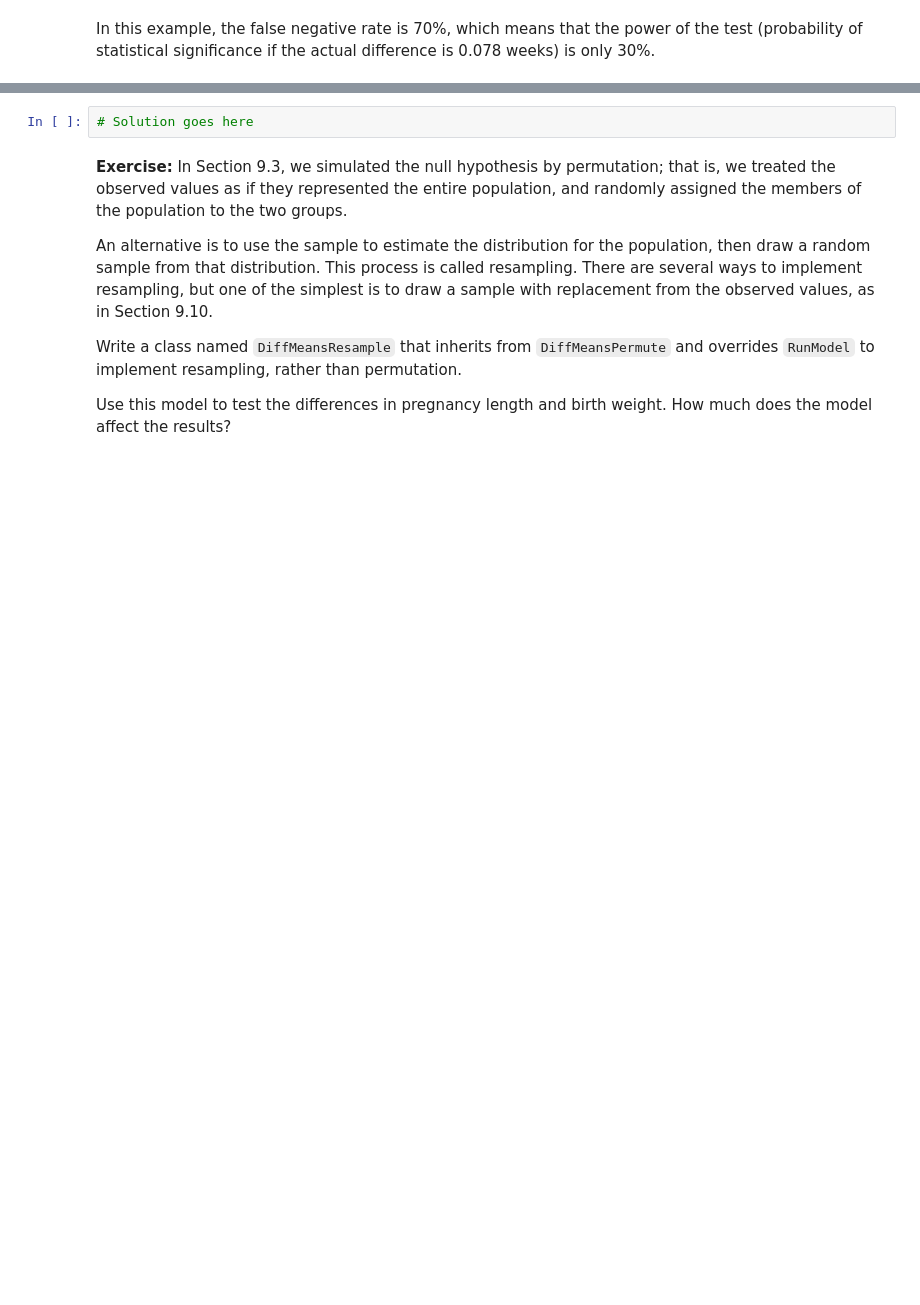
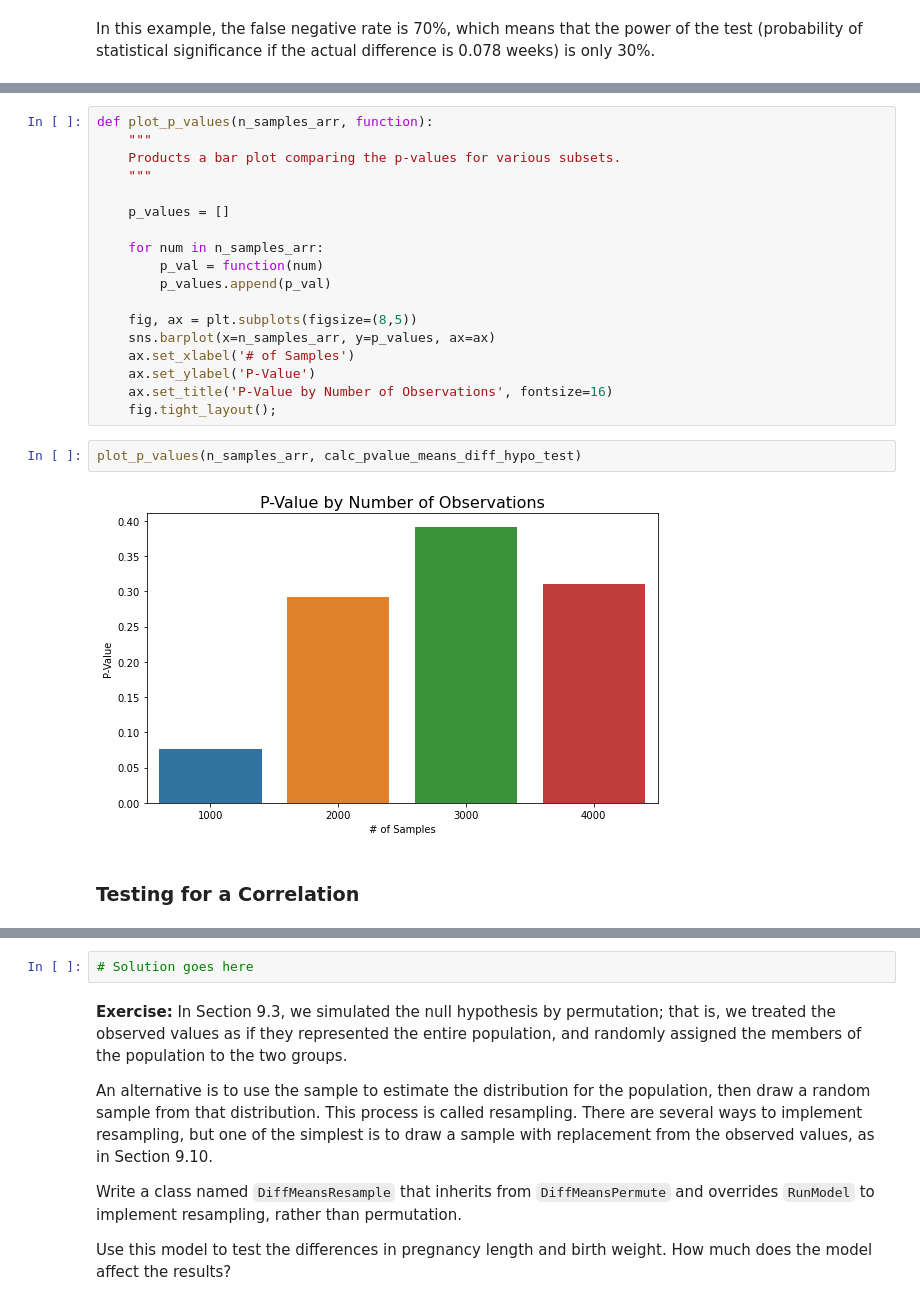
Before and after one commit to Morgan-Sell/ThinkStats2, a Jupyter notebook: code/chap09ex.ipynb, the cells around one changed output, grey strips where cells are left out. Cells and saved outputs as stored; diff of their text form; blank space fills up the shorter version.

```diff
--- a/code/chap09ex.ipynb
+++ b/code/chap09ex.ipynb
@@ -358,0 +402,24 @@ What happens to the p-values of these tests as sample size decreases? What is th
+# %%
+def plot_p_values(n_samples_arr, function):
+    """
+    Products a bar plot comparing the p-values for various subsets.
+    """
+
+    p_values = []
+
+    for num in n_samples_arr:
+        p_val = function(num)
+        p_values.append(p_val)
+
+    fig, ax = plt.subplots(figsize=(8,5))
+    sns.barplot(x=n_samples_arr, y=p_values, ax=ax)
+    ax.set_xlabel('# of Samples')
+    ax.set_ylabel('P-Value')
+    ax.set_title('P-Value by Number of Observations', fontsize=16)
+    fig.tight_layout();
+# %%
+plot_p_values(n_samples_arr, calc_pvalue_means_diff_hypo_test)
+# %% [output]
+[figure, added]
+# %% [markdown]
+### Testing for a Correlation
```
Also changed, not shown: parts of 21 cells of this notebook.
